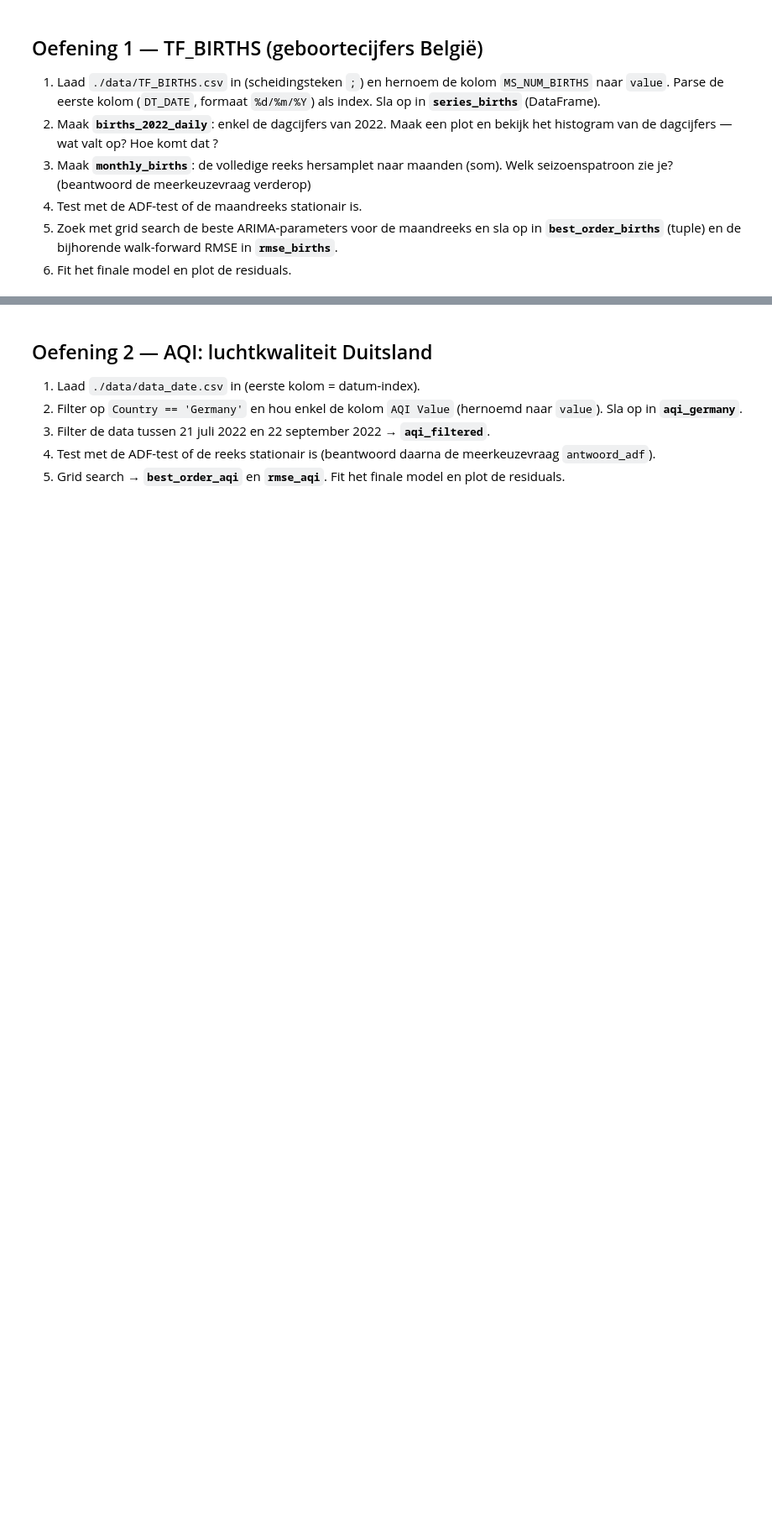
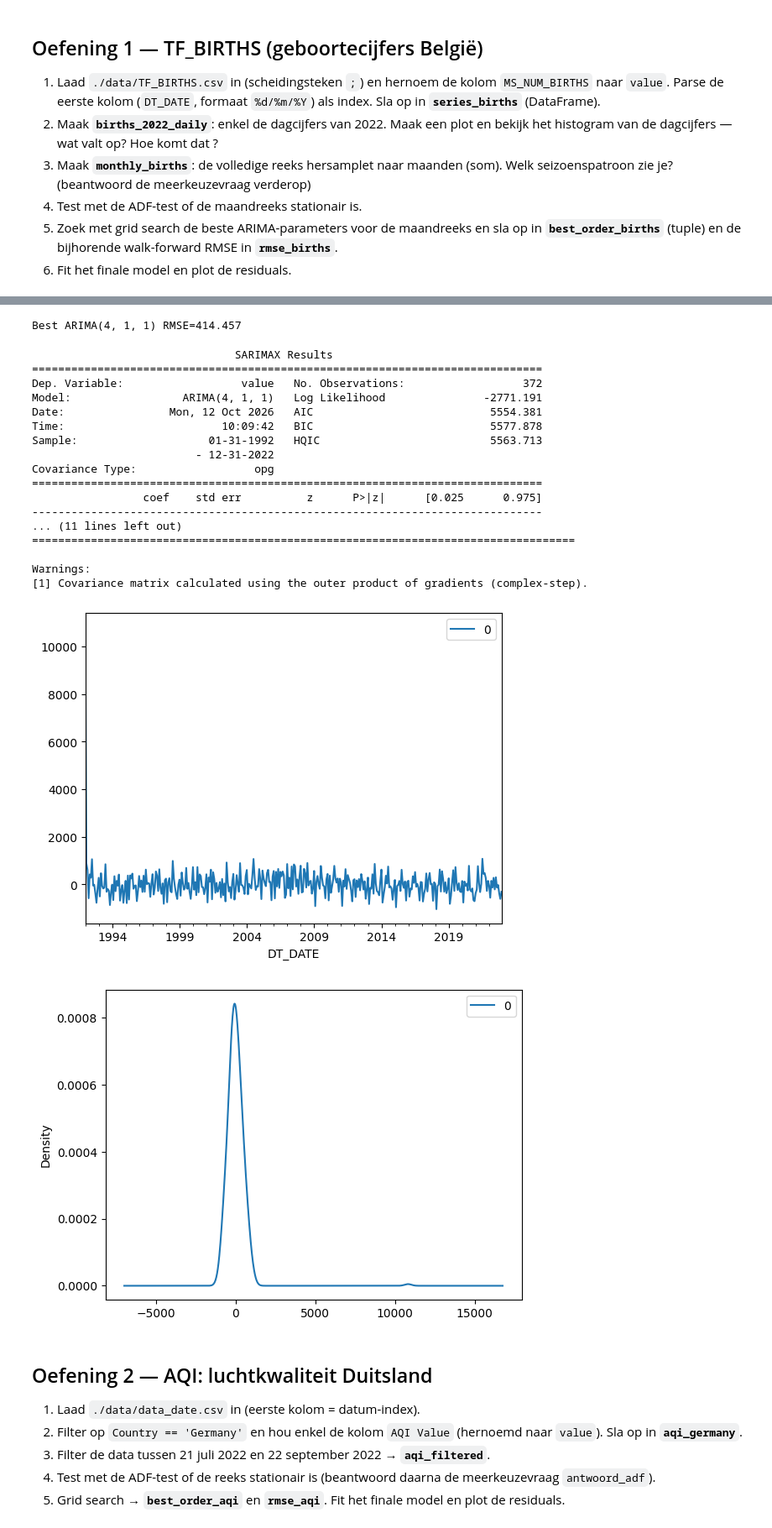
Before and after one commit to ykemal-1/ML-Algo-student, a Jupyter notebook: exercises_with_checks/week04/arima_checkpoint_opgave.ipynb, the cells around one changed output, grey strips where cells are left out. Shown at 84% size. Drawn from its saved outputs; the diff is of its cells as text; code cells hidden in the pictures; blank space fills up the shorter version.

```diff
--- a/exercises_with_checks/week04/arima_checkpoint_opgave.ipynb
+++ b/exercises_with_checks/week04/arima_checkpoint_opgave.ipynb
@@ -81,3 +127,39 @@ q_values = [0, 1]
+# %%
+# 5.
+best_order_births, rmse_births = grid_search_arima(monthly_births['value'], p_values, d_values, q_values)
+print('Best ARIMA%s RMSE=%.3f' % (best_order_births, rmse_births))
+# %% [output]
+Best ARIMA(4, 1, 1) RMSE=414.457
+# %%
+# 6.
+model_births = ARIMA(monthly_births['value'], order=best_order_births)
+model_fit_births = model_births.fit()
+print(model_fit_births.summary())
+
+residuals_births = pd.DataFrame(model_fit_births.resid)
+residuals_births.plot()
+residuals_births.plot(kind='kde')
+plt.show()
+# %% [output]
+                               SARIMAX Results
+==============================================================================
+Dep. Variable:                  value   No. Observations:                  372
+Model:                 ARIMA(4, 1, 1)   Log Likelihood               -2771.191
+Date:                Mon, 12 Oct 2026   AIC                           5554.381
+Time:                        10:09:42   BIC                           5577.878
+Sample:                    01-31-1992   HQIC                          5563.713
+                         - 12-31-2022
+Covariance Type:                  opg
+==============================================================================
+                 coef    std err          z      P>|z|      [0.025      0.975]
+------------------------------------------------------------------------------
+... (11 lines left out)
+===================================================================================
+
+Warnings:
+[1] Covariance matrix calculated using the outer product of gradients (complex-step).
+[figure, added]
+[figure, added]
 # %% [markdown]
 ## Oefening 2 — AQI: luchtkwaliteit Duitsland
 
```
Also changed, not shown: parts of 16 cells of this notebook, 14 other files.
